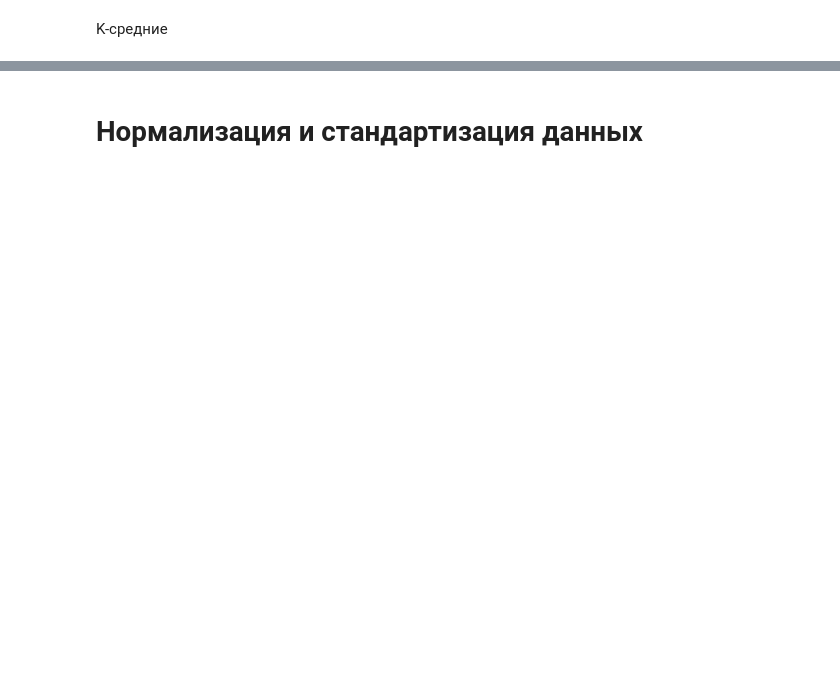
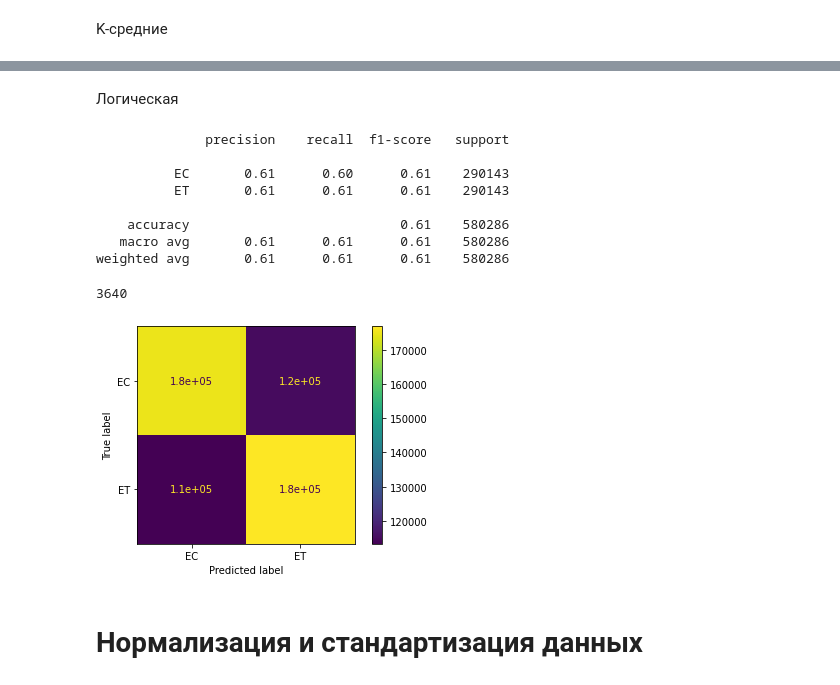
Before and after one commit to danil99152/prediction-of-government-tenders, a Jupyter notebook: forecasting_future_contract_stage.ipynb, the cells around one changed output, grey strips where cells are left out. Drawn from its saved outputs; the diff is of its cells as text; code cells hidden in the pictures; blank space fills up the shorter version.

```diff
--- a/forecasting_future_contract_stage.ipynb
+++ b/forecasting_future_contract_stage.ipynb
@@ -751,0 +750,5 @@ pd.DataFrame(cross_valid_scores, index=['cross_valid_score']).T
+# %%
+data_EC = data[data['current_contract_stage']=="EC"]
+data_EC = data_EC.reset_index(drop=True)
+data_ET = data[data['current_contract_stage']=="ET"]
+data_ET = data_ET.reset_index(drop=True)
@@ -752,3 +852,28 @@ pd.DataFrame(cross_valid_scores, index=['cross_valid_score']).T
+# %% [markdown]
+Логическая
+# %%
+logistic_model = LogisticRegression().fit(x_train, y_train.ravel())
+
+y_pred = logistic_model.predict(x_test)
+print(classification_report(y_test, y_pred, target_names=['EC', 'ET']))
+
+cm = confusion_matrix(y_test, y_pred, labels=logistic_model.classes_)
+disp = ConfusionMatrixDisplay(confusion_matrix=cm, display_labels=['EC', 'ET'])
+disp.plot()
+
+del y_pred
+gc.collect()
+# %% [output]
+              precision    recall  f1-score   support
+
+          EC       0.61      0.60      0.61    290143
+          ET       0.61      0.61      0.61    290143
+
+    accuracy                           0.61    580286
+   macro avg       0.61      0.61      0.61    580286
+weighted avg       0.61      0.61      0.61    580286
+3640
+[figure, added]
 # %% [markdown]
 # Нормализация и стандартизация данных
 # %%
```
Also changed, not shown: parts of 28 cells of this notebook.
